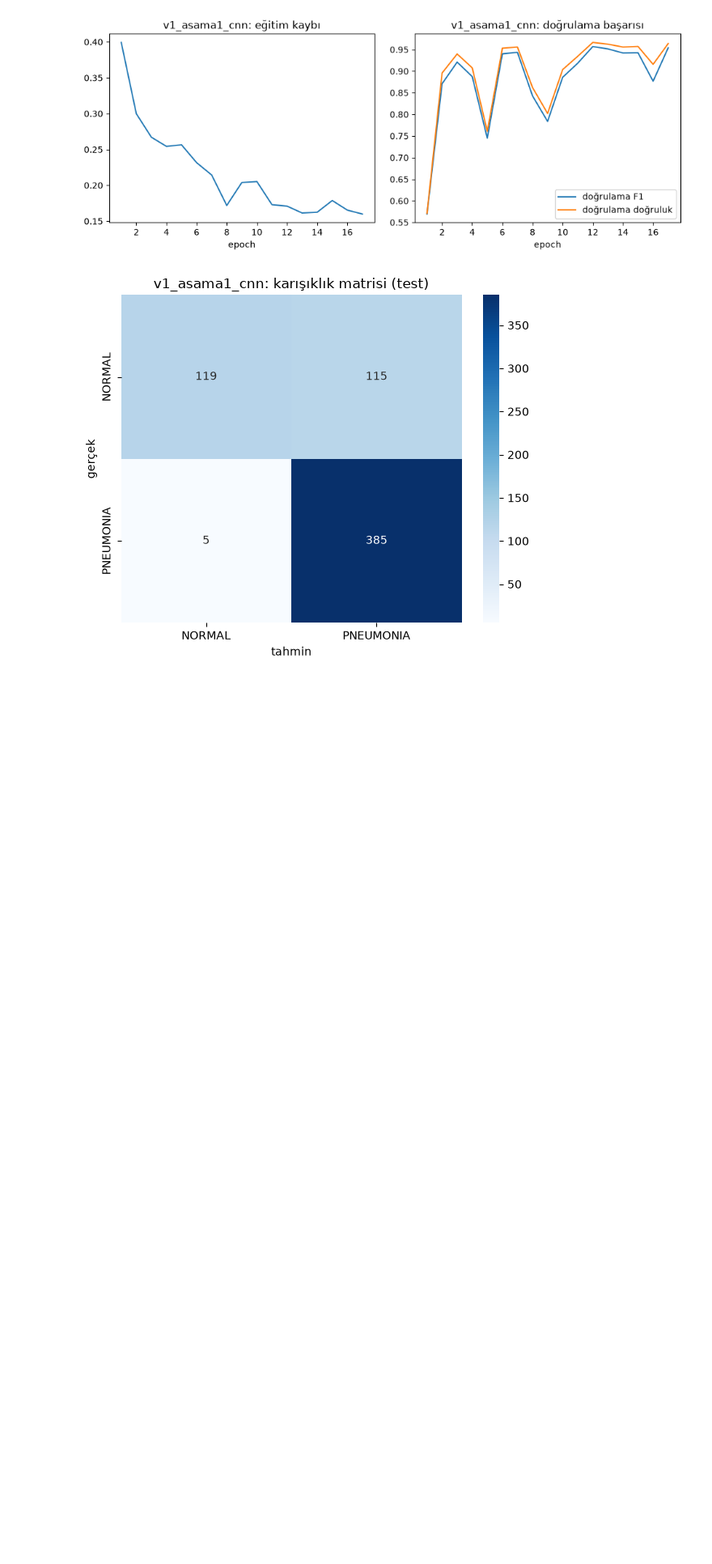
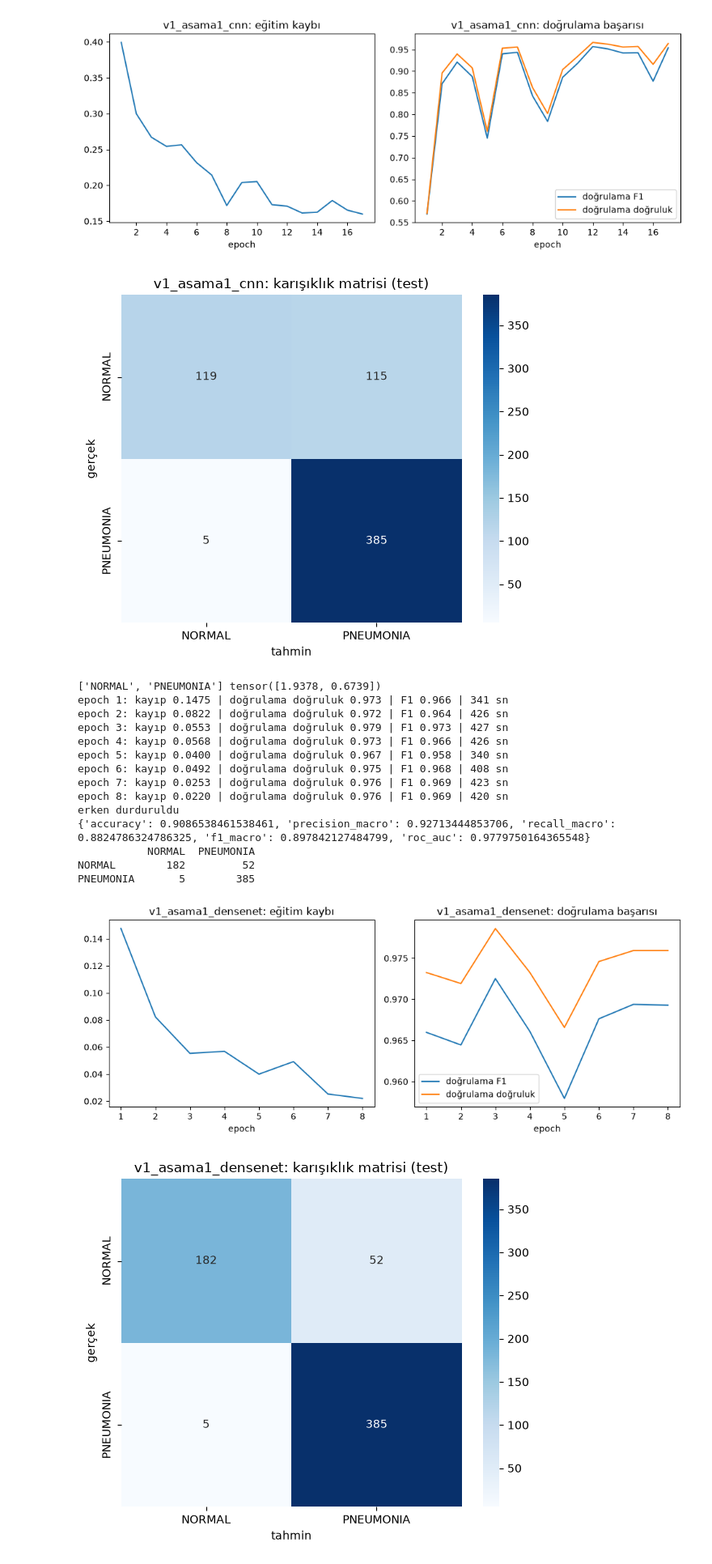
Before and after one commit to muhammeterendorak81/chest-xray-classification, a Jupyter notebook: notebooks/04_veri1_modelleme.ipynb, the cells around one changed output. Shown at 81% size. Saved outputs shown, nothing was run; the diff lists cells and outputs as text; code cells hidden in the pictures; blank space fills up the shorter version.

Commit message:
Veri Seti 1 aşama 1 için DenseNet121 sonuçlarını kaydettim.

```diff
--- a/notebooks/04_veri1_modelleme.ipynb
+++ b/notebooks/04_veri1_modelleme.ipynb
@@ -83,3 +83,35 @@ NORMAL        119        115
 PNEUMONIA       5        385
 [figure]
 [figure]
+# %%
+tr = yukleyici(csv1, "egitim", etiket_sutunu="sinif", egit=True, batch=16)
+dg = yukleyici(csv1, "dogrulama", etiket_sutunu="sinif", batch=16)
+te = yukleyici(csv1, "test", etiket_sutunu="sinif", batch=16)
+siniflar = tr.dataset.siniflar
+w = compute_class_weight("balanced", classes=np.array(siniflar), y=tr.dataset.df["sinif"])
+w = torch.tensor(w, dtype=torch.float32)
+print(siniflar, w)
+
+model, gecmis = egit(densenet121(len(siniflar)), tr, dg, w, epoch=20, lr=1e-4, sabir=5, kayit_adi="v1_asama1_densenet")
+sonuc, kar = olc(model, te, siniflar)
+kaydet("v1_asama1_densenet", model, gecmis, sonuc, kar)
+print(sonuc)
+print(kar)
+grafik_ciz("v1_asama1_densenet")
+# %% [output]
+['NORMAL', 'PNEUMONIA'] tensor([1.9378, 0.6739])
+epoch 1: kayıp 0.1475 | doğrulama doğruluk 0.973 | F1 0.966 | 341 sn
+epoch 2: kayıp 0.0822 | doğrulama doğruluk 0.972 | F1 0.964 | 426 sn
+epoch 3: kayıp 0.0553 | doğrulama doğruluk 0.979 | F1 0.973 | 427 sn
+epoch 4: kayıp 0.0568 | doğrulama doğruluk 0.973 | F1 0.966 | 426 sn
+epoch 5: kayıp 0.0400 | doğrulama doğruluk 0.967 | F1 0.958 | 340 sn
+epoch 6: kayıp 0.0492 | doğrulama doğruluk 0.975 | F1 0.968 | 408 sn
+epoch 7: kayıp 0.0253 | doğrulama doğruluk 0.976 | F1 0.969 | 423 sn
+epoch 8: kayıp 0.0220 | doğrulama doğruluk 0.976 | F1 0.969 | 420 sn
+erken durduruldu
+{'accuracy': 0.9086538461538461, 'precision_macro': 0.92713444853706, 'recall_macro': 0.8824786324786325, 'f1_macro': 0.897842127484799, 'roc_auc': 0.9779750164365548}
+           NORMAL  PNEUMONIA
+NORMAL        182         52
+PNEUMONIA       5        385
+[figure, added]
+[figure, added]
```
Also changed, not shown: 5 other files.
